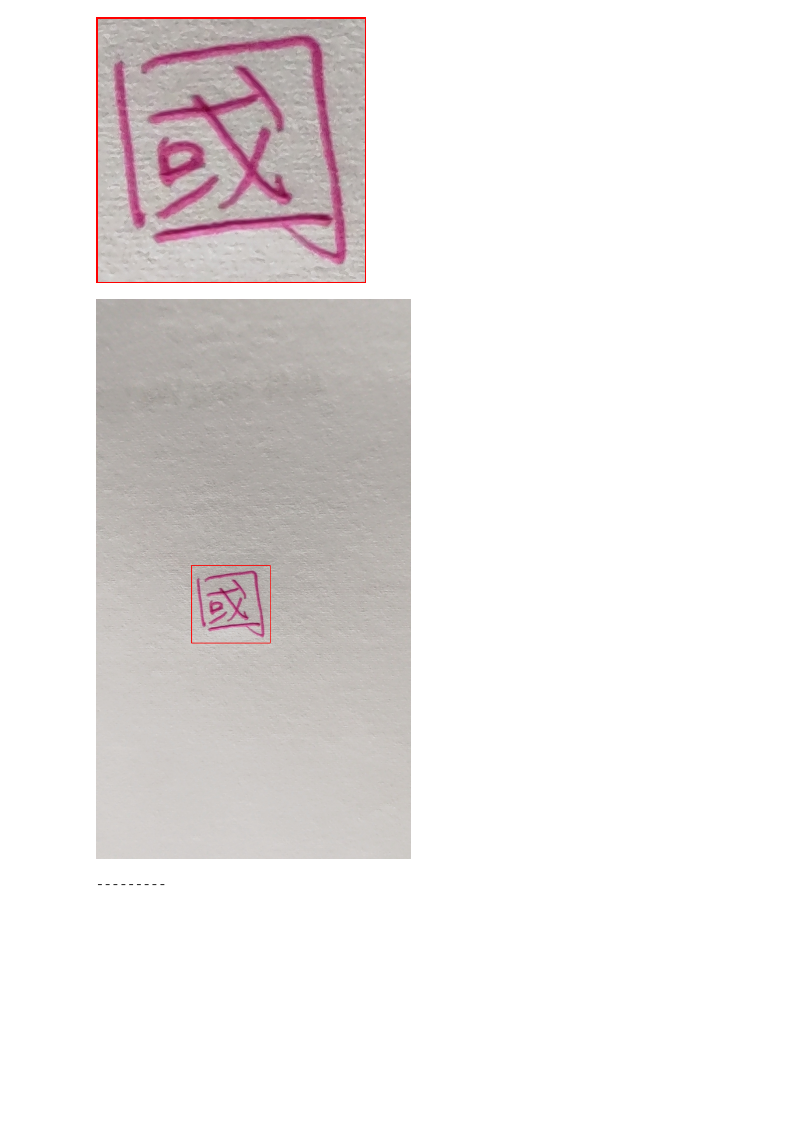
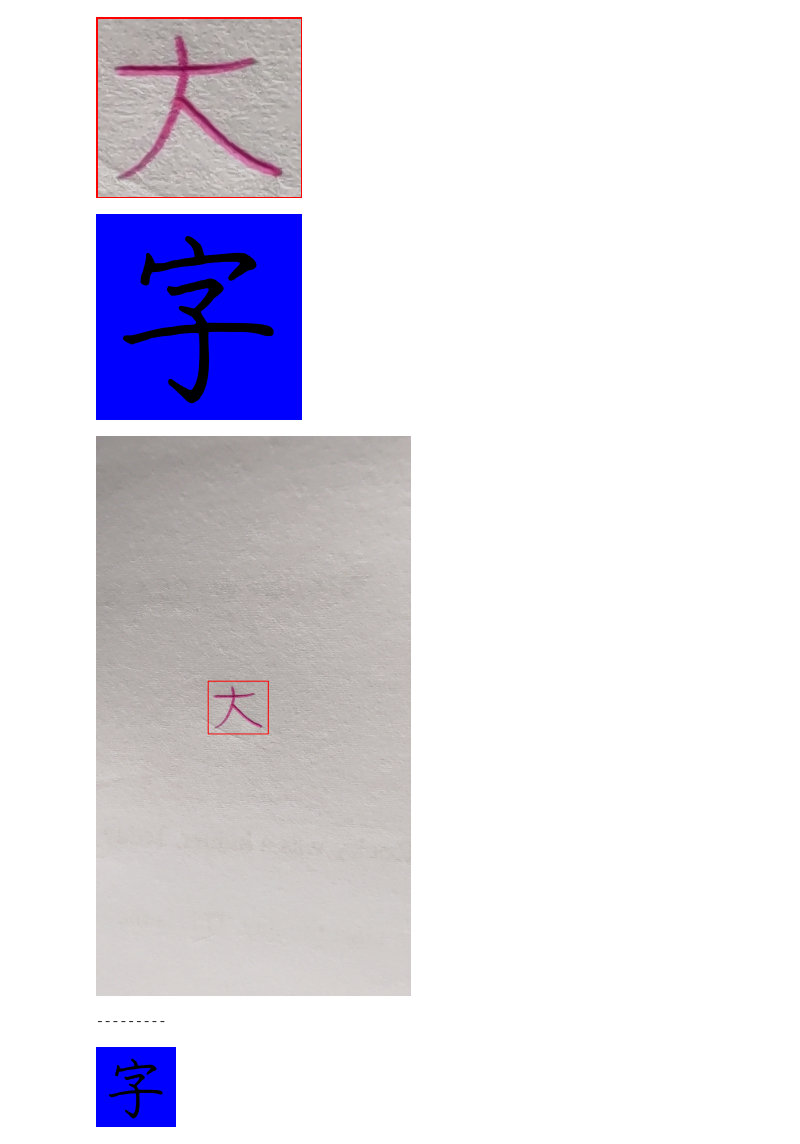
Before and after one commit to MeldaChen/Group-4, a Jupyter notebook: image_find_word.ipynb, the cells around one changed output. Drawn from its saved outputs; the diff is of its cells as text; code cells hidden in the pictures; blank space fills up the shorter version.

```diff
--- a/image_find_word.ipynb
+++ b/image_find_word.ipynb
@@ -1,16 +1,15 @@
 # %% [markdown]
 <a href="https://colab.research.google.com/github/MeldaChen/Group-4/blob/main/image_find_word.ipynb" target="_parent"><img src="https://colab.research.google.com/assets/colab-badge.svg" alt="Open In Colab"/></a>
 # %%
-# 裁切等辨識後再裁？
-# 分開的字如何框在一起，如 e024 個
-# 明亮度、模糊化
 
 import cv2
 import numpy as np
 import IPython.display as dp
 from google.colab.patches import cv2_imshow
+from PIL import ImageFont, ImageDraw, Image
 
-m1 = cv2.imread('A003.jpg', 1)
+
+m1 = cv2.imread('A012.jpg', 1)
 
 copy = m1.copy()
 
@@ -20,36 +19,70 @@ th, thres = cv2.threshold(erode, 110, 255, cv2.THRESH_BINARY) #二值化去背
 
 
 
 gray = cv2.cvtColor(thres, cv2.COLOR_BGR2GRAY) #轉灰階
 
 th, thres_2 = cv2.threshold(gray, 0, 255, cv2.THRESH_OTSU) #二值化去背again
 
 canny = cv2.Canny(thres_2, 0, 90)
 
 th, canny = cv2.threshold(canny, 10, 255, cv2.THRESH_BINARY)
 
 morph = cv2.morphologyEx(canny, cv2.MORPH_GRADIENT, np.ones((10, 10)))
 p, t = cv2.findContours(morph, cv2.RETR_EXTERNAL, cv2.CHAIN_APPROX_SIMPLE)
 
 
 
 for i in range(0, len(p), 1):
     x, y, w, h = cv2.boundingRect(p[i])
     cv2.rectangle(m1, (x,y), (x+w, y+h), (0, 0, 255), 2)
     cv2_imshow(m1[y : y + h, x : x + w]) #只放框起來的地方
 
+n = max(w,h)
+compare_word = np.full((n, n, 3), (255, 0, 0), np.uint8)  #之後底色再改為(255, 255, 255)，不然看不出來
+compare_word = Image.fromarray(compare_word)
+ImageDraw.Draw(compare_word).text((5,5),
+            ("字"), #要換成練習的字
+            (0, 0, 0),
+            ImageFont.truetype("ThePeakFontBeta_V0_101.ttf", (n-10))  #要上傳字體
+)
+compare_word = np.array(compare_word)
+
+cv2_imshow(compare_word)
+
 cv2_imshow(m1)
 print("---------")
 # cv2_imshow(thres)
 # print("---------")
 # cv2_imshow(thres_2)
 # print("---------")
 # cv2_imshow(m4)
 # print("---------")
 # %% [output]
-[figure, old version]
+[figure, new version]
-[figure, old version]
+[figure, new version]
+[figure, added]
 ---------
+# %%
+# 生成相同大小的印刷字圖像，已合併到上一格
+
+import cv2
+import numpy as np
+import IPython.display as dp
+from google.colab.patches import cv2_imshow
+from PIL import ImageFont, ImageDraw, Image
+
+compare_word = np.full((80, 80, 3), (255, 0, 0), np.uint8)  #之後底色再改為(255, 255, 255)
+compare_word = Image.fromarray(compare_word)
+ImageDraw.Draw(compare_word).text((5,5),
+            ("字"),
+            (0, 0, 0),
+            ImageFont.truetype("ThePeakFontBeta_V0_101.ttf", 70)  #要上傳字體
+)
+compare_word = np.array(compare_word)
+
+cv2_imshow(compare_word)
+# %% [output]
+[figure, added]
 # %%
 #Enos老師的影像辨識碼
 
```
